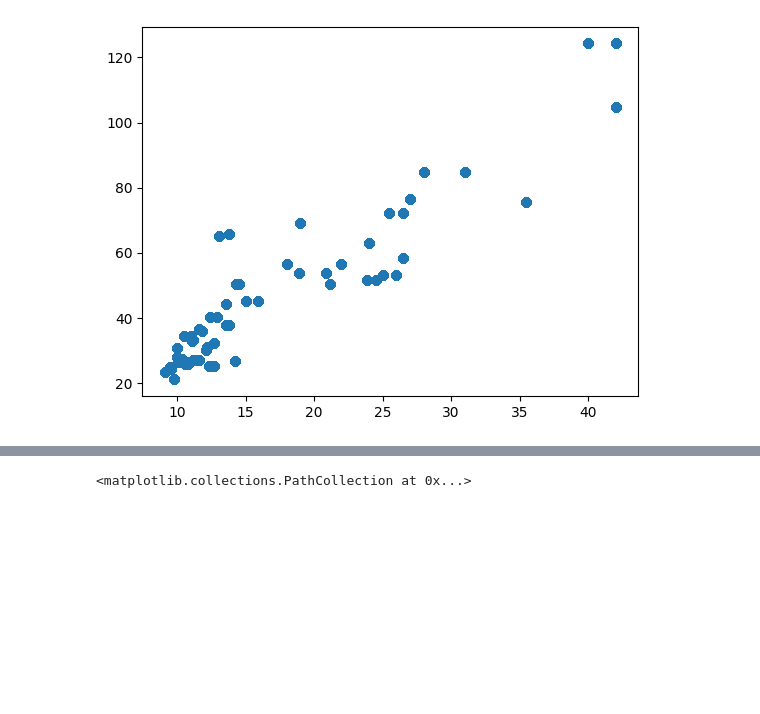
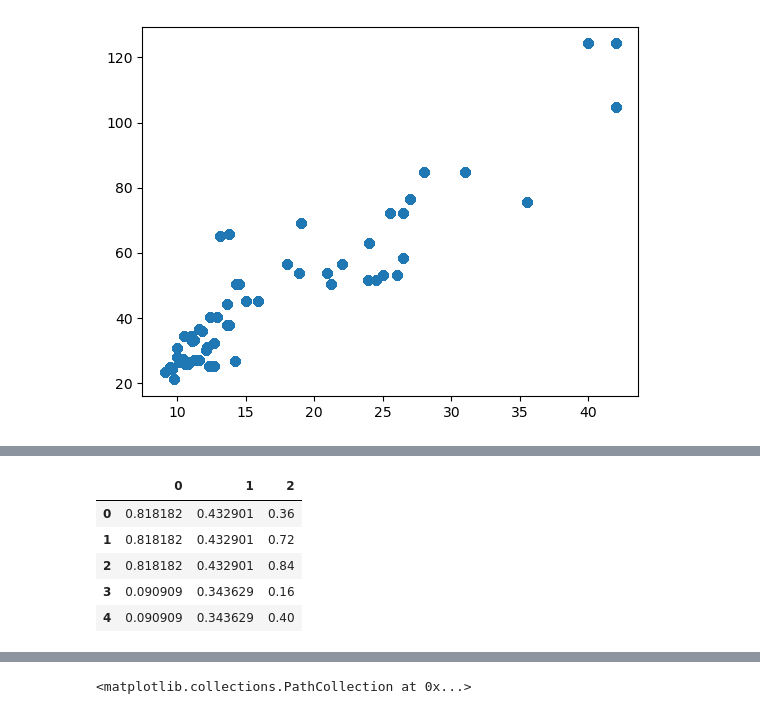
Before and after one commit to xxNaokixx/RealEstate-Aanlytics, a Jupyter notebook: tech0-suumo.ipynb, the cells around one changed output, grey strips where cells are left out. Saved outputs shown, nothing was run; the diff lists cells and outputs as text; code cells hidden in the pictures; blank space fills up the shorter version.

Commit message:
単回帰分析を追加

```diff
--- a/tech0-suumo.ipynb
+++ b/tech0-suumo.ipynb
@@ -738,3 +721,13 @@ Successfully built japanize_matplotlib
 Installing collected packages: japanize_matplotlib
 Successfully installed japanize_matplotlib-1.1.3
 Note: you may need to restart the kernel to use updated packages.
+# %%
+#単回帰分析
+df.head(5)
+# %% [output]
+|  | 0 | 1 | 2 |
+| 0 | 0.818182 | 0.432901 | 0.36 |
+| 1 | 0.818182 | 0.432901 | 0.72 |
+| 2 | 0.818182 | 0.432901 | 0.84 |
+| 3 | 0.090909 | 0.343629 | 0.16 |
+| 4 | 0.090909 | 0.343629 | 0.40 |
```
Also changed, not shown: parts of 23 cells of this notebook, 2 other files.
